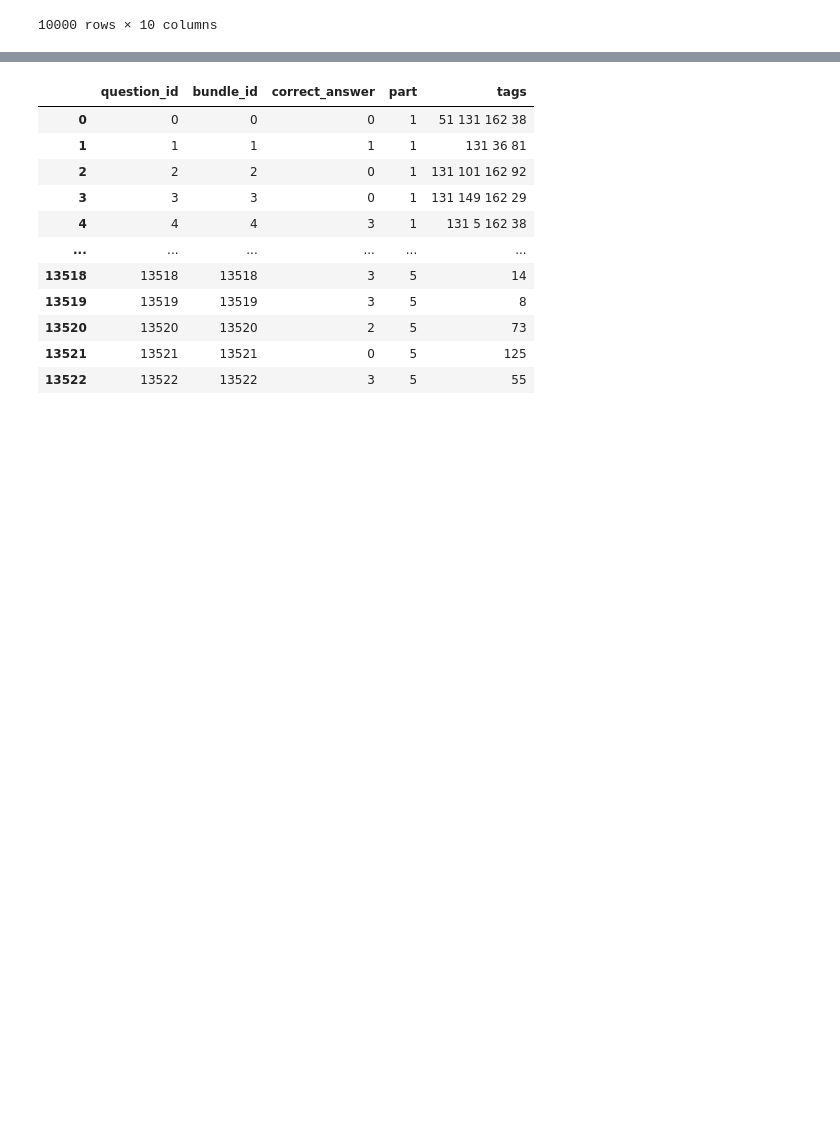
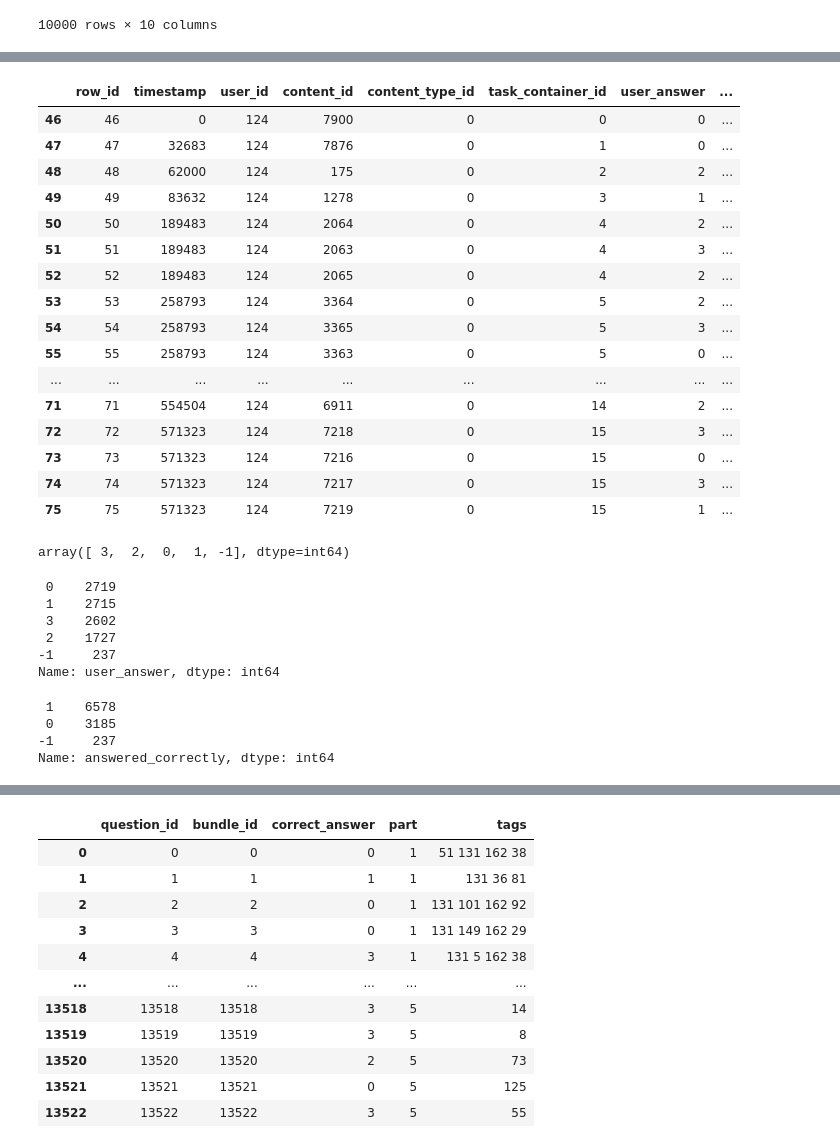
Before and after one commit to ingu627/answer_correctness, a Jupyter notebook: pre_train1.ipynb, the cells around one changed output, grey strips where cells are left out. Drawn from its saved outputs; the diff is of its cells as text; code cells hidden in the pictures; blank space fills up the shorter version.

```diff
--- a/pre_train1.ipynb
+++ b/pre_train1.ipynb
@@ -103,0 +189,47 @@ train
+# %%
+# task_container_id: (int16) Id code for the batch of questions or lectures.
+# For example, a user might see three questions in a row before seeing the explanations for any of them.
+# Those three would all share a task_container_id.
+
+# task_container_id는 문제 타입의 갯수 (누적)
+train[train.user_id == 124]
+# %% [output]
+|  | row_id | timestamp | user_id | content_id | content_type_id | task_container_id | user_answer | ... |
+| 46 | 46 | 0 | 124 | 7900 | 0 | 0 | 0 | ... |
+| 47 | 47 | 32683 | 124 | 7876 | 0 | 1 | 0 | ... |
+| 48 | 48 | 62000 | 124 | 175 | 0 | 2 | 2 | ... |
+| 49 | 49 | 83632 | 124 | 1278 | 0 | 3 | 1 | ... |
+| 50 | 50 | 189483 | 124 | 2064 | 0 | 4 | 2 | ... |
+| 51 | 51 | 189483 | 124 | 2063 | 0 | 4 | 3 | ... |
+| 52 | 52 | 189483 | 124 | 2065 | 0 | 4 | 2 | ... |
+| 53 | 53 | 258793 | 124 | 3364 | 0 | 5 | 2 | ... |
+| 54 | 54 | 258793 | 124 | 3365 | 0 | 5 | 3 | ... |
+| 55 | 55 | 258793 | 124 | 3363 | 0 | 5 | 0 | ... |
+| ... | ... | ... | ... | ... | ... | ... | ... | ... |
+| 71 | 71 | 554504 | 124 | 6911 | 0 | 14 | 2 | ... |
+| 72 | 72 | 571323 | 124 | 7218 | 0 | 15 | 3 | ... |
+| 73 | 73 | 571323 | 124 | 7216 | 0 | 15 | 0 | ... |
+| 74 | 74 | 571323 | 124 | 7217 | 0 | 15 | 3 | ... |
+| 75 | 75 | 571323 | 124 | 7219 | 0 | 15 | 1 | ... |
+# %%
+# 보기는 0,1,2,3 인데 -1은 강의를 본 것
+train.user_answer.unique()
+# %% [output]
+array([ 3,  2,  0,  1, -1], dtype=int64)
+# %%
+train.user_answer.value_counts()
+# %% [output]
+ 0    2719
+ 1    2715
+ 3    2602
+ 2    1727
+-1     237
+Name: user_answer, dtype: int64
+# %%
+# 1은 정답을 맞힌 것, 0은 오답을 낸 것, -1은 강의를 본 것
+train.answered_correctly.value_counts()
+# %% [output]
+ 1    6578
+ 0    3185
+-1     237
+Name: answered_correctly, dtype: int64
```
Also changed, not shown: parts of 17 cells of this notebook.
